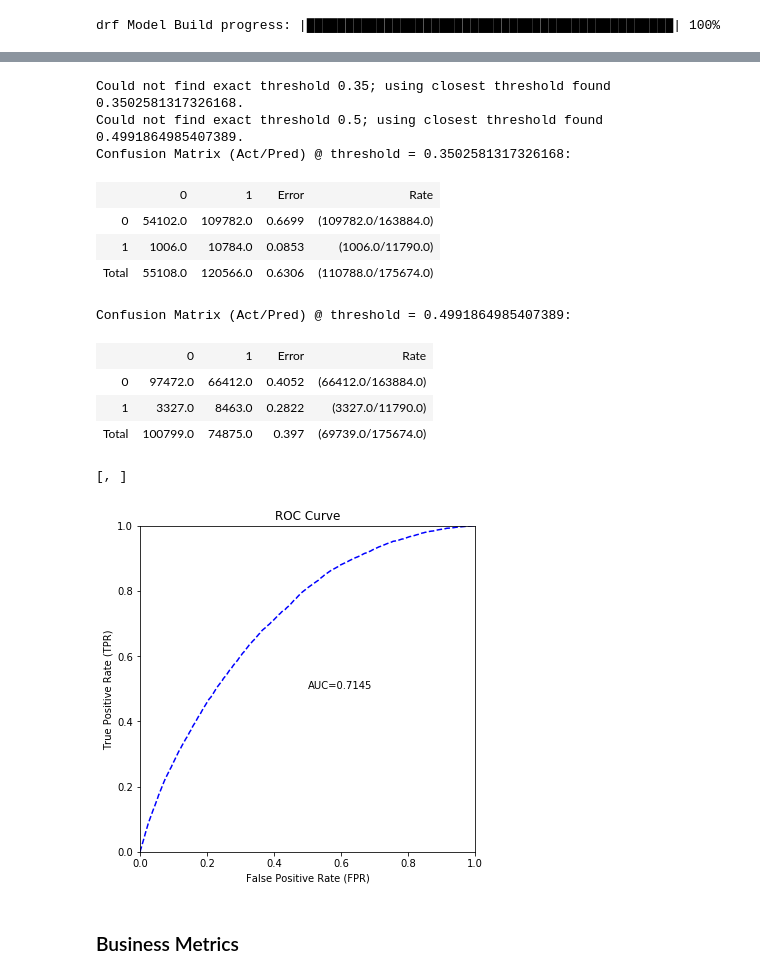
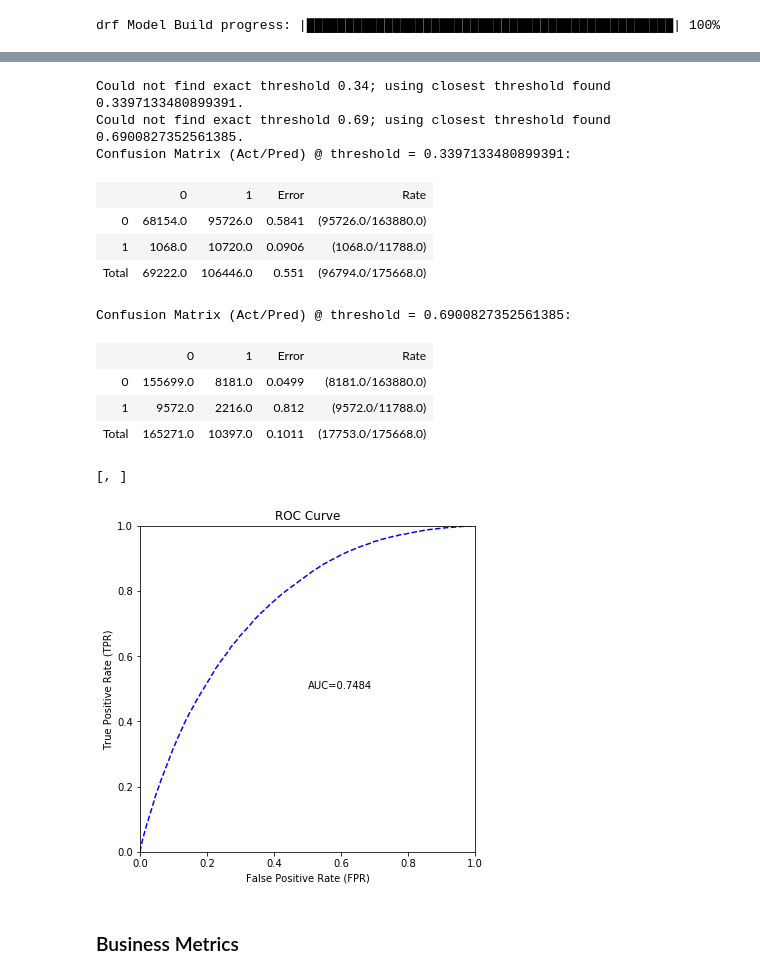
Before and after one commit to jakubglinka/ml-loan, a Jupyter notebook: notebooks/loan_defaults_prediction.ipynb, the cells around one changed output, grey strips where cells are left out. Saved outputs shown, nothing was run; the diff lists cells and outputs as text; code cells hidden in the pictures.

Commit message:
DRF with ngrams from title and purpose AUC=.75

```diff
--- a/notebooks/loan_defaults_prediction.ipynb
+++ b/notebooks/loan_defaults_prediction.ipynb
@@ -683,7 +736,7 @@ train, validate, test = df.split_frame([.5, .2], seed=2014)
 validate['w'] = 1.0
 test['w'] = 1.0
 
-predictors = model_ft[1:-1]
+predictors = model_ft[1:-1] + model_title_word_ft + model_title_ngram_ft
 response = model_ft[0]
 weight = model_ft[-1]
 # %% [markdown]
@@ -751,7 +804,7 @@ glm_model = H2OGeneralizedLinearEstimator(family="binomial",
                                           standardize=True,
                                           alpha=1.0,
                                           max_iterations=100,
-                                          nfolds = 10,
+                                          nfolds = 0,
                                           seed = 2014,
                                           keep_cross_validation_predictions=True
                                          )
@@ -892,8 +948,8 @@ from h2o.estimators.random_forest import H2ORandomForestEstimator
 import numpy as np
 
 h2o.remove('drf_grid')
-ntrees_grid = [10, 50, 100]
-depth_grid = [2, 5, 7]
+ntrees_grid = [120, 150]
+depth_grid = [20, 30, 40]
 
 drf_grid = H2OGridSearch(
         model=H2ORandomForestEstimator(distribution='multinomial'),
@@ -938,7 +999,7 @@ from h2o.estimators.random_forest import H2ORandomForestEstimator
 drf_model = H2ORandomForestEstimator(distribution="multinomial",
                                     ntrees=int(drf_best_model_ntrees),
                                     max_depth=int(drf_best_model_depth),
-                                    nfolds = 10,
+                                    nfolds = 0,
                                     seed = 2014,
                                     keep_cross_validation_predictions=True
                                     )
@@ -987,28 +1062,28 @@ Could not find exact threshold 0.38; using closest threshold found 0.37974996257
 # %%
-drf_model.model_performance(valid=True).confusion_matrix(thresholds=[drf_sel_thr, .5])
+drf_model.model_performance(valid=True).confusion_matrix(thresholds=[drf_sel_thr, .69])
 # %% [output]
-Could not find exact threshold 0.35; using closest threshold found 0.3502581317326168.
-Could not find exact threshold 0.5; using closest threshold found 0.4991864985407389.
-Confusion Matrix (Act/Pred) @ threshold = 0.3502581317326168:
+Could not find exact threshold 0.34; using closest threshold found 0.3397133480899391.
+Could not find exact threshold 0.69; using closest threshold found 0.6900827352561385.
+Confusion Matrix (Act/Pred) @ threshold = 0.3397133480899391:
 |  | 0 | 1 | Error | Rate |
-| 0 | 54102.0 | 109782.0 | 0.6699 | (109782.0/163884.0) |
-| 1 | 1006.0 | 10784.0 | 0.0853 | (1006.0/11790.0) |
-| Total | 55108.0 | 120566.0 | 0.6306 | (110788.0/175674.0) |
+| 0 | 68154.0 | 95726.0 | 0.5841 | (95726.0/163880.0) |
+| 1 | 1068.0 | 10720.0 | 0.0906 | (1068.0/11788.0) |
+| Total | 69222.0 | 106446.0 | 0.551 | (96794.0/175668.0) |
-Confusion Matrix (Act/Pred) @ threshold = 0.4991864985407389:
+Confusion Matrix (Act/Pred) @ threshold = 0.6900827352561385:
 |  | 0 | 1 | Error | Rate |
-| 0 | 97472.0 | 66412.0 | 0.4052 | (66412.0/163884.0) |
-| 1 | 3327.0 | 8463.0 | 0.2822 | (3327.0/11790.0) |
-| Total | 100799.0 | 74875.0 | 0.397 | (69739.0/175674.0) |
+| 0 | 155699.0 | 8181.0 | 0.0499 | (8181.0/163880.0) |
+| 1 | 9572.0 | 2216.0 | 0.812 | (9572.0/11788.0) |
+| Total | 165271.0 | 10397.0 | 0.1011 | (17753.0/175668.0) |
 [, ]
 # %%
-tmp = drf_model.model_performance(valid=True)
+tmp = drf_model.model_performance(test)
 from matplotlib import pyplot as plt
 plt.figure(figsize=(6, 6))
 tmp.plot()
 
 # TODO: in presentation add line at y = .95
 # %% [output]
-[figure, old version]
+[figure, new version]
 # %% [markdown]
 ### Business Metrics
 # %%
```
Also changed, not shown: parts of 43 cells of this notebook.
